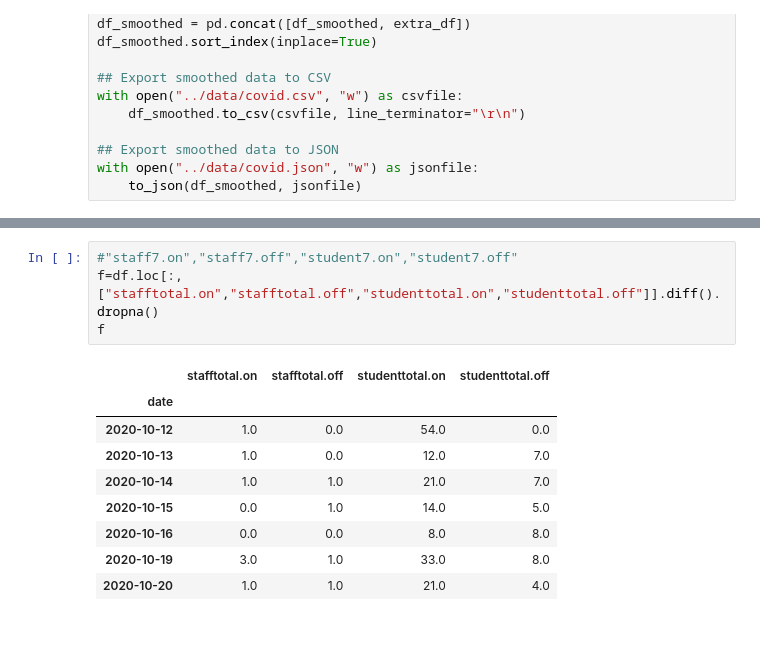
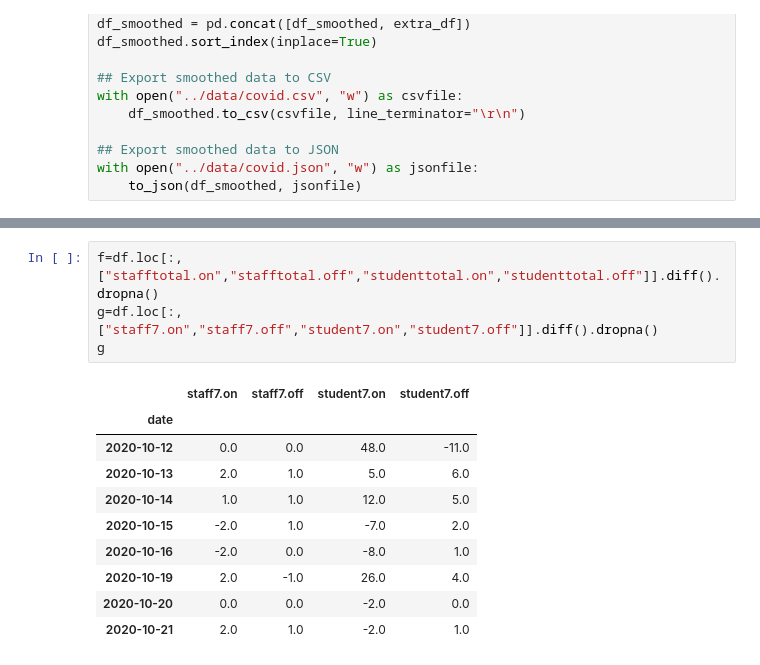
Before and after one commit to sjmurdoch/uclcovid, a Jupyter notebook: code/parse-data.ipynb, the cells around one changed output, grey strips where cells are left out. Saved outputs shown, nothing was run; the diff lists cells and outputs as text; blank space fills up the shorter version.

```diff
--- a/code/parse-data.ipynb
+++ b/code/parse-data.ipynb
@@ -213,17 +217,18 @@ df.loc[:,["staff7.on","staff7.off","student7.on","student7.off"]]
 # %%
-#"staff7.on","staff7.off","student7.on","student7.off"
 f=df.loc[:,["stafftotal.on","stafftotal.off","studenttotal.on","studenttotal.off"]].diff().dropna()
-f
+g=df.loc[:,["staff7.on","staff7.off","student7.on","student7.off"]].diff().dropna()
+g
 # %% [output]
-|  | stafftotal.on | stafftotal.off | studenttotal.on | studenttotal.off |
+|  | staff7.on | staff7.off | student7.on | student7.off |
 | date |  |  |  |  |
-| 2020-10-12 | 1.0 | 0.0 | 54.0 | 0.0 |
-| 2020-10-13 | 1.0 | 0.0 | 12.0 | 7.0 |
-| 2020-10-14 | 1.0 | 1.0 | 21.0 | 7.0 |
-| 2020-10-15 | 0.0 | 1.0 | 14.0 | 5.0 |
-| 2020-10-16 | 0.0 | 0.0 | 8.0 | 8.0 |
-| 2020-10-19 | 3.0 | 1.0 | 33.0 | 8.0 |
-| 2020-10-20 | 1.0 | 1.0 | 21.0 | 4.0 |
+| 2020-10-12 | 0.0 | 0.0 | 48.0 | -11.0 |
+| 2020-10-13 | 2.0 | 1.0 | 5.0 | 6.0 |
+| 2020-10-14 | 1.0 | 1.0 | 12.0 | 5.0 |
+| 2020-10-15 | -2.0 | 1.0 | -7.0 | 2.0 |
+| 2020-10-16 | -2.0 | 0.0 | -8.0 | 1.0 |
+| 2020-10-19 | 2.0 | -1.0 | 26.0 | 4.0 |
+| 2020-10-20 | 0.0 | 0.0 | -2.0 | 0.0 |
+| 2020-10-21 | 2.0 | 1.0 | -2.0 | 1.0 |
 # %%
 df.loc[date(2020,10,12):,["staff.on","staff.off","student.on","student.off"]].sub(f.values)
 # %% [output]
```
Also changed, not shown: parts of 4 cells of this notebook, 5 other files.
